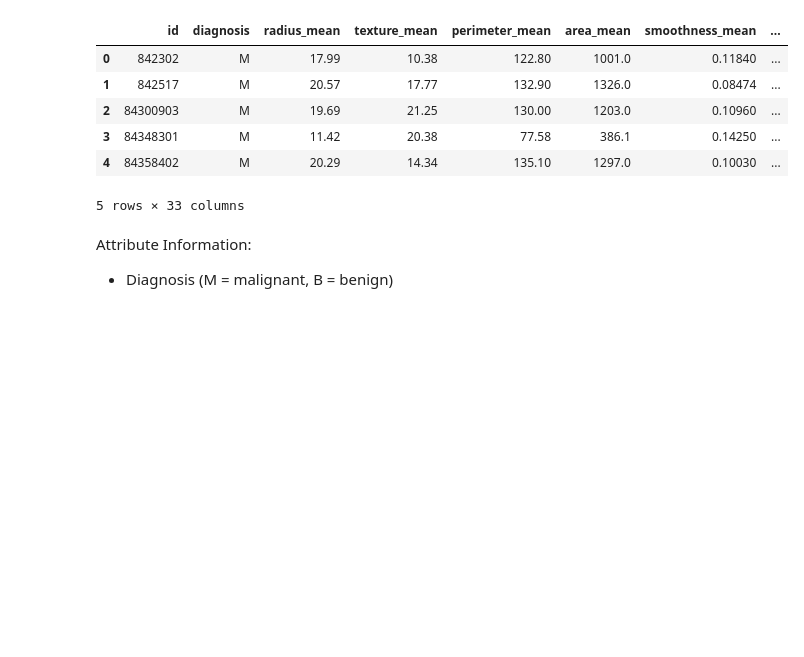
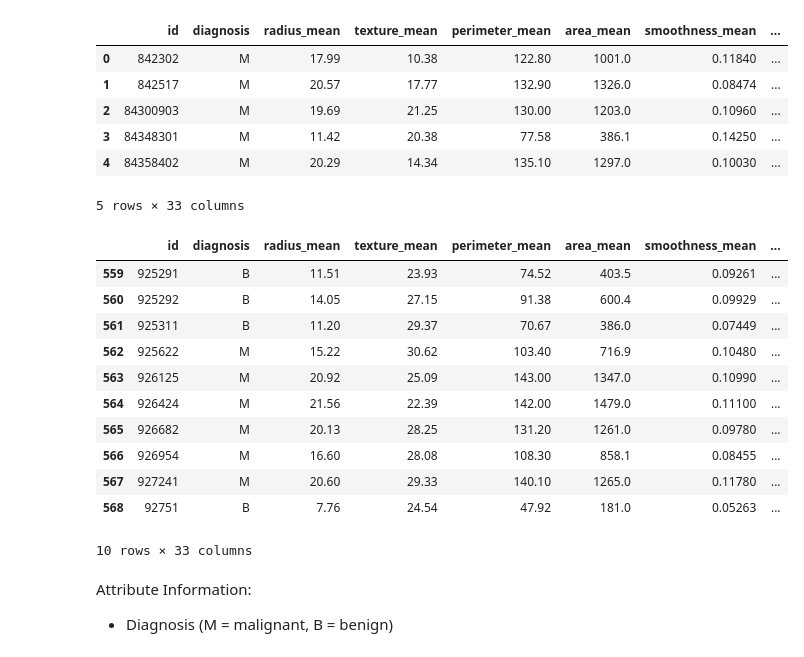
Before and after one commit to gundaminpde/2023_F_set_theory, a Jupyter notebook: ANN_2nd_step.ipynb, the cells around one changed output. Saved outputs shown, nothing was run; the diff lists cells and outputs as text; code cells hidden in the pictures; blank space fills up the shorter version.

```diff
--- a/ANN_2nd_step.ipynb
+++ b/ANN_2nd_step.ipynb
@@ -26,6 +28,23 @@ df.head()
 | 3 | 84348301 | M | 11.42 | 20.38 | 77.58 | 386.1 | 0.14250 | ... |
 | 4 | 84358402 | M | 20.29 | 14.34 | 135.10 | 1297.0 | 0.10030 | ... |
 5 rows × 33 columns
+# %%
+### 뒤에서 10개를 볼까요?
+
+df.tail(n=10)
+# %% [output]
+|  | id | diagnosis | radius_mean | texture_mean | perimeter_mean | area_mean | smoothness_mean | ... |
+| 559 | 925291 | B | 11.51 | 23.93 | 74.52 | 403.5 | 0.09261 | ... |
+| 560 | 925292 | B | 14.05 | 27.15 | 91.38 | 600.4 | 0.09929 | ... |
+| 561 | 925311 | B | 11.20 | 29.37 | 70.67 | 386.0 | 0.07449 | ... |
+| 562 | 925622 | M | 15.22 | 30.62 | 103.40 | 716.9 | 0.10480 | ... |
+| 563 | 926125 | M | 20.92 | 25.09 | 143.00 | 1347.0 | 0.10990 | ... |
+| 564 | 926424 | M | 21.56 | 22.39 | 142.00 | 1479.0 | 0.11100 | ... |
+| 565 | 926682 | M | 20.13 | 28.25 | 131.20 | 1261.0 | 0.09780 | ... |
+| 566 | 926954 | M | 16.60 | 28.08 | 108.30 | 858.1 | 0.08455 | ... |
+| 567 | 927241 | M | 20.60 | 29.33 | 140.10 | 1265.0 | 0.11780 | ... |
+| 568 | 92751 | B | 7.76 | 24.54 | 47.92 | 181.0 | 0.05263 | ... |
+10 rows × 33 columns
 # %% [markdown]
 Attribute Information:
 
```
Also changed, not shown: parts of 28 cells of this notebook.
